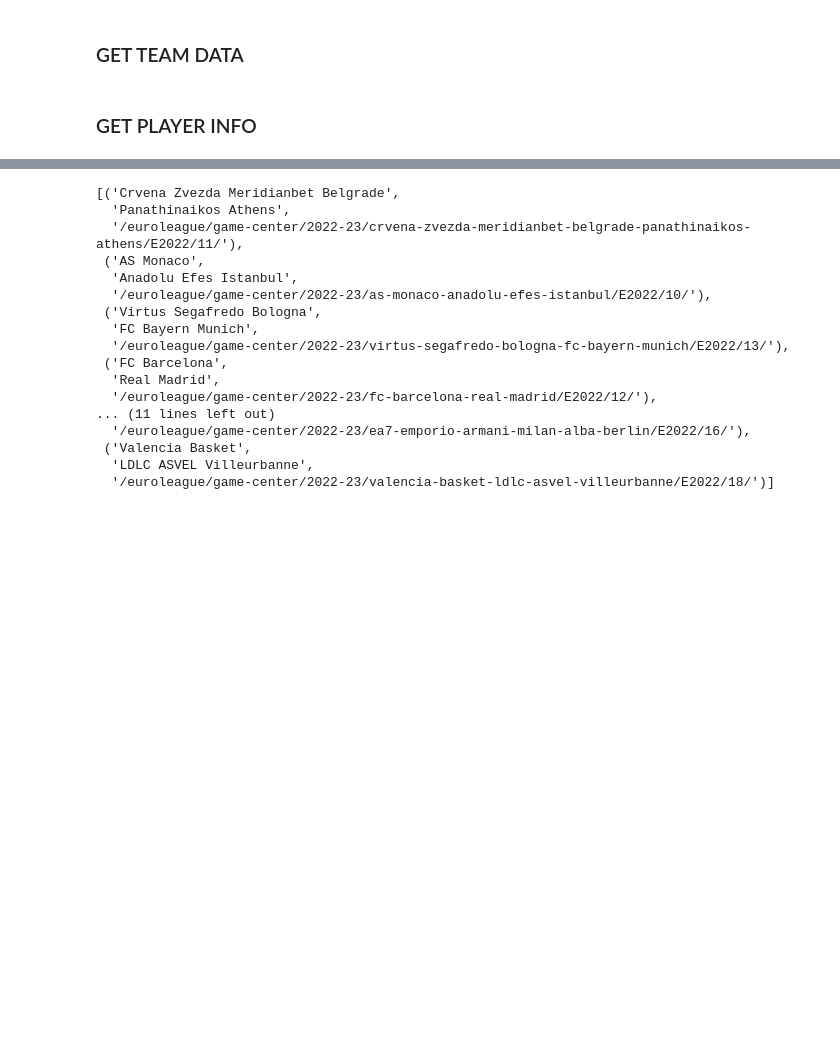
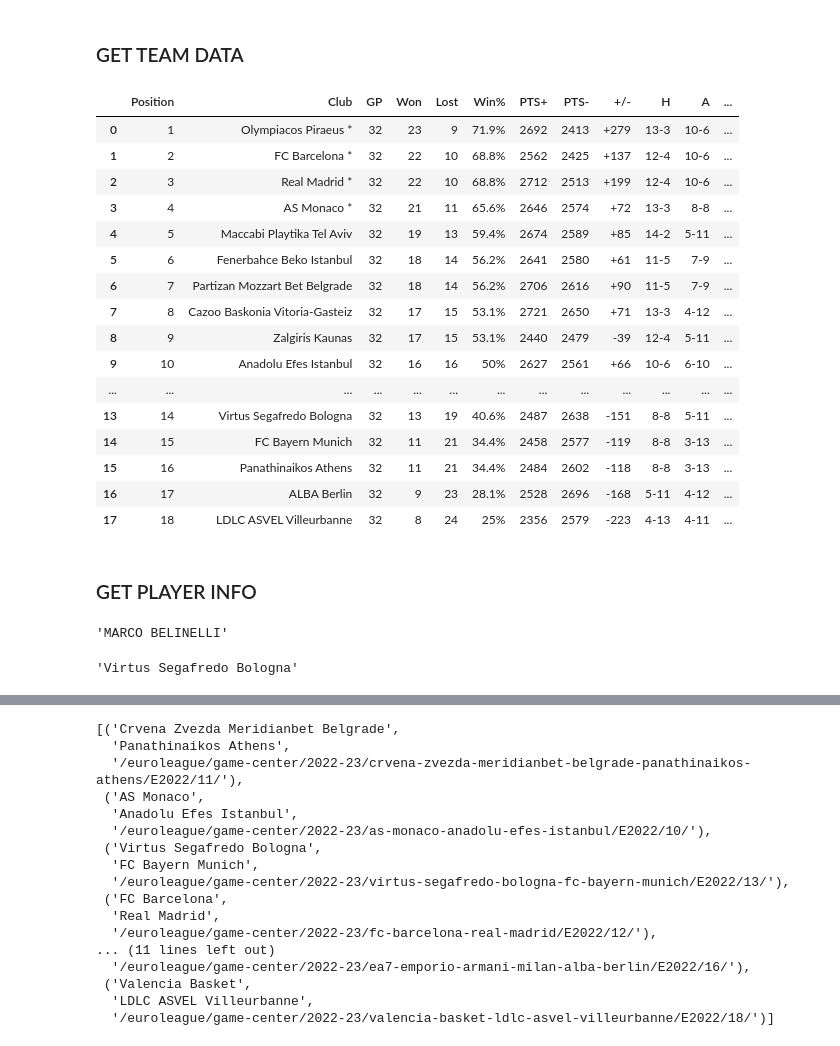
Before and after one commit to LeventSoykan/Euroleague_Stats_Pipeline, a Jupyter notebook: data_extraction_practice.ipynb, the cells around one changed output, grey strips where cells are left out. Drawn from its saved outputs; the diff is of its cells as text; code cells hidden in the pictures; blank space fills up the shorter version.

Commit message:
Extract team standings in a dataframe

```diff
--- a/data_extraction_practice.ipynb
+++ b/data_extraction_practice.ipynb
@@ -9,10 +9,10 @@
 ###  LINKS
 # %%
 player_uri = 'https://www.euroleaguebasketball.net/euroleague/stats/expanded/?size=1000&viewType=advanced&seasonCode=E2022&statisticMode=perGame&seasonMode=Single&sortDirection=ascending&statistic='
-standings_uri = 'https://www.euroleaguebasketball.net/euroleague/stats/expanded/?size=1000&viewType=advanced&seasonCode=E2022&statisticMode=perGame&seasonMode=Single&sortDirection=ascending&statistic='
 real_madrid = 'https://www.euroleaguebasketball.net/euroleague/teams/real-madrid/statistics/mad/?season=2022-23&phase=All%20phases'
 teams = 'https://www.euroleaguebasketball.net/euroleague/teams'
 game_center = 'https://www.euroleaguebasketball.net/euroleague/game-center/'
+standings = 'https://www.euroleaguebasketball.net/euroleague/standings/'
 # %%
 from bs4 import BeautifulSoup
 import requests
@@ -89,16 +89,19 @@ def extract_team_df(stats_link):
     rows = table.find_all(name='div', attrs='complex-stat-table_row__1P6us')
 
     header_list = []
-    for cell in rows[0]:
-    #     print(cell.text, end= ' ')
-        header_list.append(cell.text)
+    for cell in rows[0].find_all('div', attrs={'class':'complex-stat-table_cell__1lxC7'}):
+        span = cell.find('span', attrs={'class':'complex-stat-table_tabletHeadName__1Jn7u'})
+        if span:
+            header_list.append(span.text.replace('*','').strip())
+        else:
+            header_list.append(cell.find('span').text.replace('*','').strip())
 
     data = []
     for row in rows:
         row_data = []
         for cell in row.find_all('div', {'role':'cell'}):
             if cell.find('a'):
-                span = cell.find('span', attrs={'class':'complex-stat-table_longValue__3xUTT'})
+                span = cell.find('span', attrs={'class':'complex-stat-table_mainClubName__3IMZJ'})
     #             print(span.text, end=' ')
                 row_data.append(span.text)
             else:
@@ -107,5 +110,25 @@ def extract_team_df(stats_link):
     #     print('\n')
         data.append(row_data)
     return pd.DataFrame(data[1:], columns=header_list)
+# %%
+extract_team_df(standings)
+# %% [output]
+|  | Position | Club | GP | Won | Lost | Win% | PTS+ | PTS- | +/- | H | A | ... |
+| 0 | 1 | Olympiacos Piraeus * | 32 | 23 | 9 | 71.9% | 2692 | 2413 | +279 | 13-3 | 10-6 | ... |
+| 1 | 2 | FC Barcelona * | 32 | 22 | 10 | 68.8% | 2562 | 2425 | +137 | 12-4 | 10-6 | ... |
+| 2 | 3 | Real Madrid * | 32 | 22 | 10 | 68.8% | 2712 | 2513 | +199 | 12-4 | 10-6 | ... |
+| 3 | 4 | AS Monaco * | 32 | 21 | 11 | 65.6% | 2646 | 2574 | +72 | 13-3 | 8-8 | ... |
+| 4 | 5 | Maccabi Playtika Tel Aviv | 32 | 19 | 13 | 59.4% | 2674 | 2589 | +85 | 14-2 | 5-11 | ... |
+| 5 | 6 | Fenerbahce Beko Istanbul | 32 | 18 | 14 | 56.2% | 2641 | 2580 | +61 | 11-5 | 7-9 | ... |
+| 6 | 7 | Partizan Mozzart Bet Belgrade | 32 | 18 | 14 | 56.2% | 2706 | 2616 | +90 | 11-5 | 7-9 | ... |
+| 7 | 8 | Cazoo Baskonia Vitoria-Gasteiz | 32 | 17 | 15 | 53.1% | 2721 | 2650 | +71 | 13-3 | 4-12 | ... |
+| 8 | 9 | Zalgiris Kaunas | 32 | 17 | 15 | 53.1% | 2440 | 2479 | -39 | 12-4 | 5-11 | ... |
+| 9 | 10 | Anadolu Efes Istanbul | 32 | 16 | 16 | 50% | 2627 | 2561 | +66 | 10-6 | 6-10 | ... |
+| ... | ... | ... | ... | ... | ... | ... | ... | ... | ... | ... | ... | ... |
+| 13 | 14 | Virtus Segafredo Bologna | 32 | 13 | 19 | 40.6% | 2487 | 2638 | -151 | 8-8 | 5-11 | ... |
+| 14 | 15 | FC Bayern Munich | 32 | 11 | 21 | 34.4% | 2458 | 2577 | -119 | 8-8 | 3-13 | ... |
+| 15 | 16 | Panathinaikos Athens | 32 | 11 | 21 | 34.4% | 2484 | 2602 | -118 | 8-8 | 3-13 | ... |
+| 16 | 17 | ALBA Berlin | 32 | 9 | 23 | 28.1% | 2528 | 2696 | -168 | 5-11 | 4-12 | ... |
+| 17 | 18 | LDLC ASVEL Villeurbanne | 32 | 8 | 24 | 25% | 2356 | 2579 | -223 | 4-13 | 4-11 | ... |
 # %% [markdown]
 ### GET PLAYER INFO
@@ -111,0 +143,13 @@ def extract_team_df(stats_link):
+# %%
+spans = soup.find('h1', attrs={'class':'hero-info_fullName__IDuVE'}).find_all('span')
+name = ''
+for span in spans:
+    name += f' {span.text}'
+name = name.strip()
+name
+# %% [output]
+'MARCO BELINELLI'
+# %%
+soup.find('h2', attrs={'class':'hero-info_teamName__3g98M'}).text
+# %% [output]
+'Virtus Segafredo Bologna'
```
Also changed, not shown: parts of 5 cells of this notebook.
